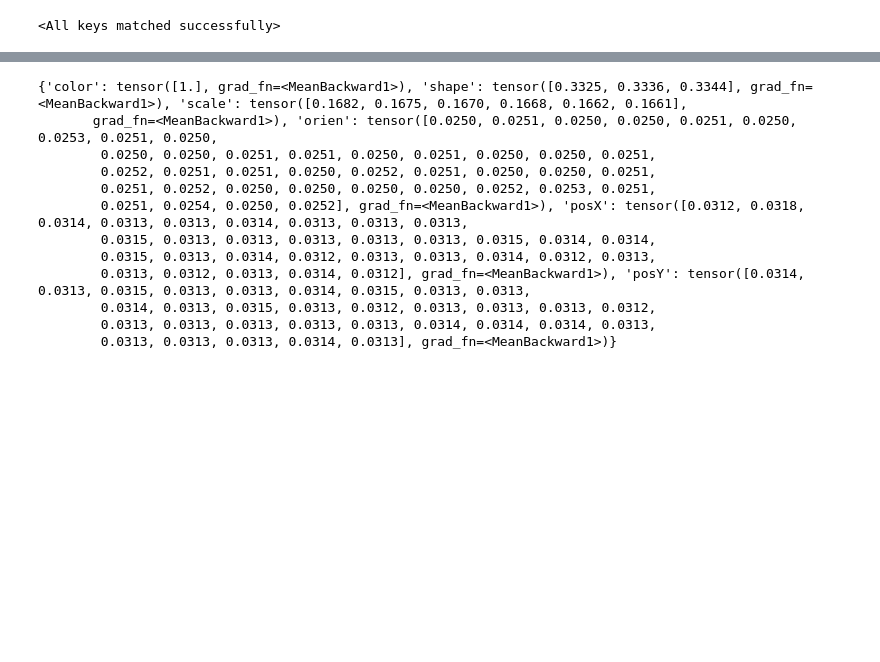
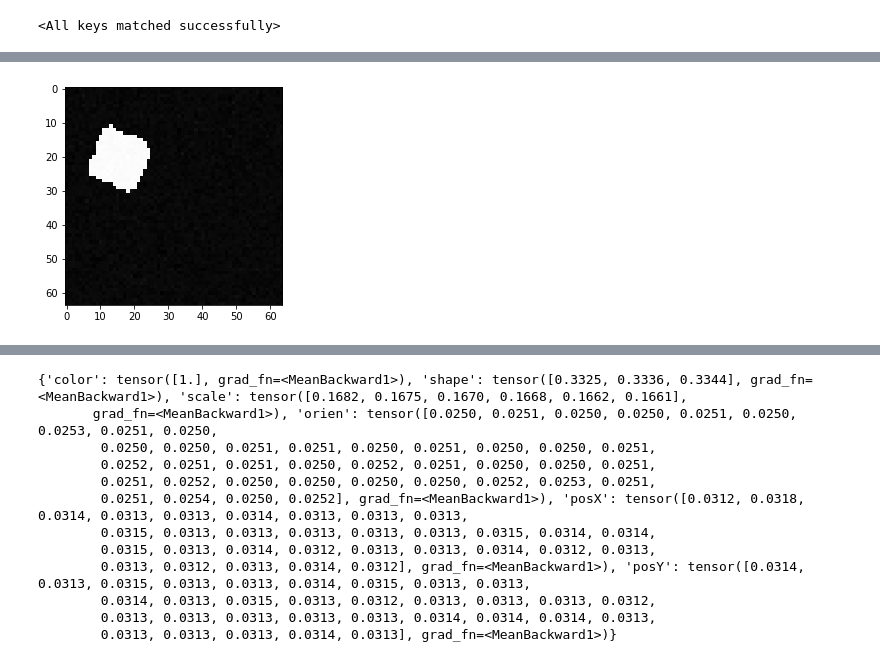
Before and after one commit to GiovaniValdrighi/inferencia_causal, a Jupyter notebook: vae/scm_counterfactual.ipynb, the cells around one changed output, grey strips where cells are left out. Cells and saved outputs as stored; diff of their text form; code cells hidden in the pictures; blank space fills up the shorter version.

```diff
--- a/vae/scm_counterfactual.ipynb
+++ b/vae/scm_counterfactual.ipynb
@@ -290,0 +231,5 @@ scm.viz_model()
+# %%
+plt.imshow(marginal_img().detach().numpy().reshape(64, 64), cmap = 'Greys')
+plt.show()
+# %% [output]
+[figure, added]
```
Also changed, not shown: parts of 19 cells of this notebook.
